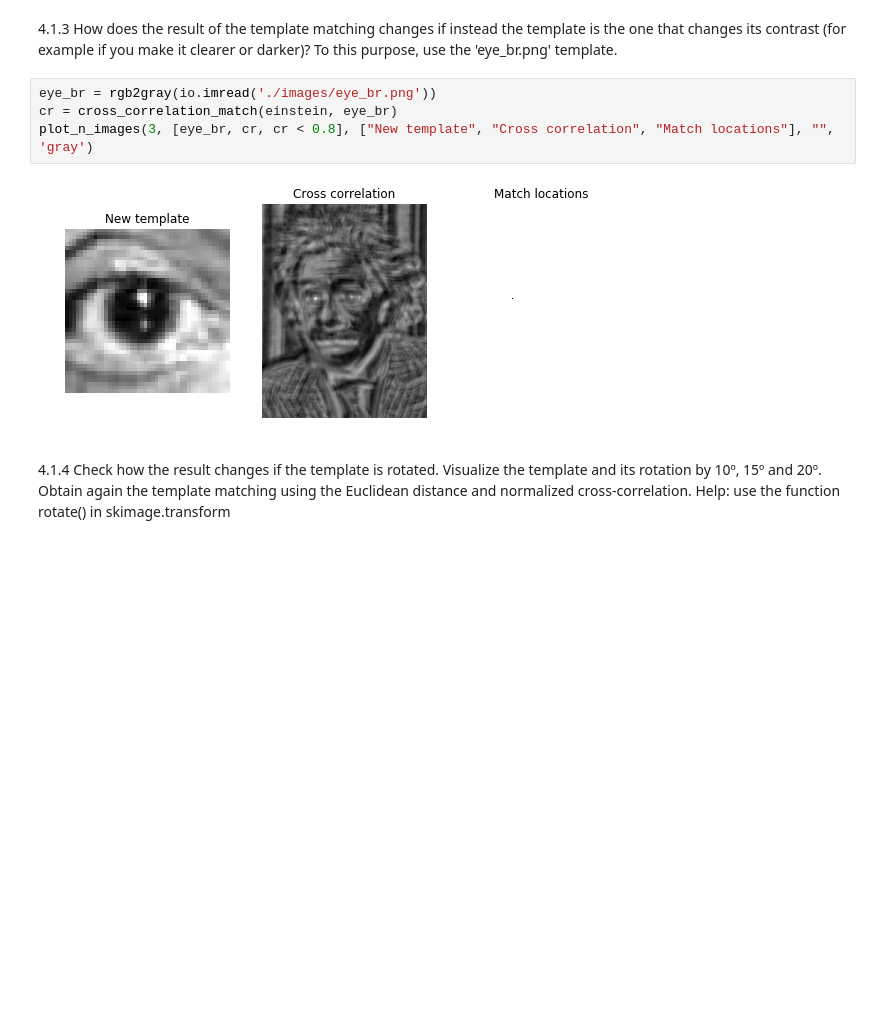
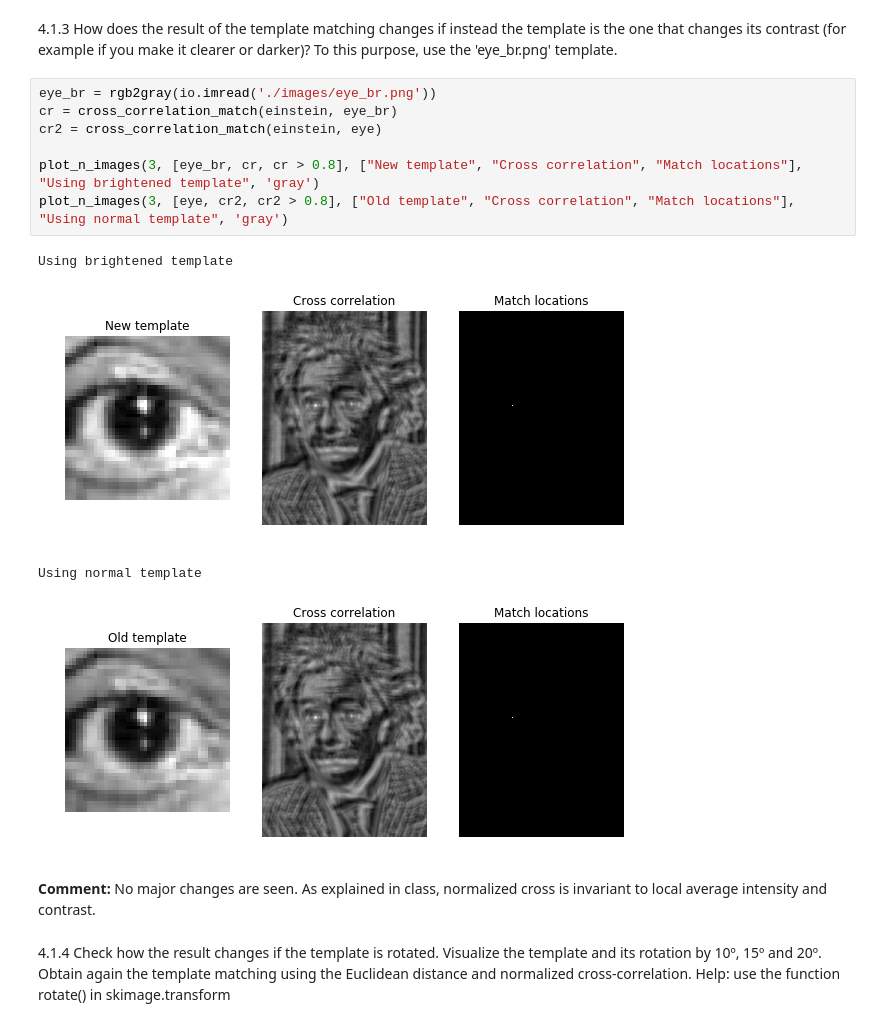
Before and after one commit to leRoderic/VA_19, a Jupyter notebook: P4/P4_JoelBolwijn_RodrigoCabezas.ipynb, the cells around one changed output. Drawn from its saved outputs; the diff is of its cells as text; blank space fills up the shorter version.

```diff
--- a/P4/P4_JoelBolwijn_RodrigoCabezas.ipynb
+++ b/P4/P4_JoelBolwijn_RodrigoCabezas.ipynb
@@ -148,9 +150,17 @@ Results with the original image binarized:
 # %%
 eye_br = rgb2gray(io.imread('./images/eye_br.png'))
 cr = cross_correlation_match(einstein, eye_br)
-plot_n_images(3, [eye_br, cr, cr < 0.8], ["New template", "Cross correlation", "Match locations"], "", 'gray')
+cr2 = cross_correlation_match(einstein, eye)
+
+plot_n_images(3, [eye_br, cr, cr > 0.8], ["New template", "Cross correlation", "Match locations"], "Using brightened template", 'gray')
+plot_n_images(3, [eye, cr2, cr2 > 0.8], ["Old template", "Cross correlation", "Match locations"], "Using normal template", 'gray')
 # %% [output]
+Using brightened template
-[figure, old version]
+[figure, new version]
+Using normal template
+[figure, added]
+# %% [markdown]
+**Comment:** No major changes are seen. As explained in class, normalized cross is invariant to local average intensity and contrast.
 # %% [markdown]
 4.1.4 Check how the result changes if the template is rotated. Visualize the template and its rotation by 10º, 15º and 20º. Obtain again the template matching using the Euclidean distance and normalized cross-correlation.
 Help: use the function rotate() in skimage.transform
```
Also changed, not shown: parts of 11 cells of this notebook.
